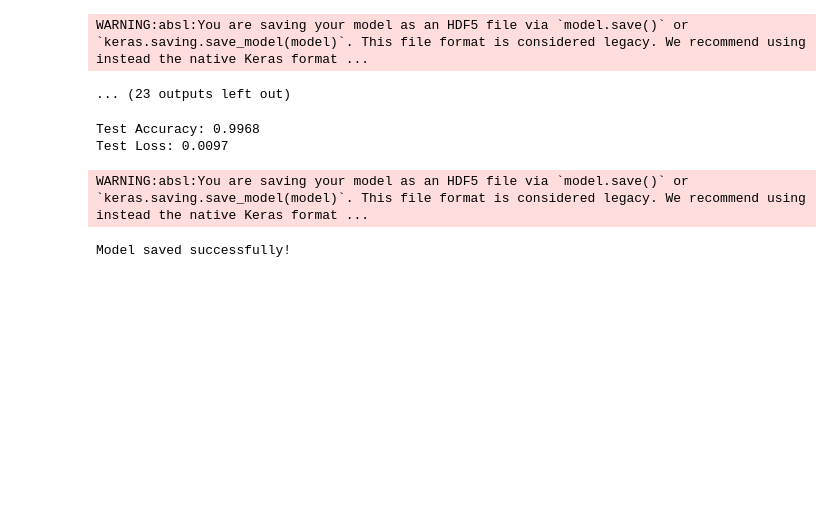
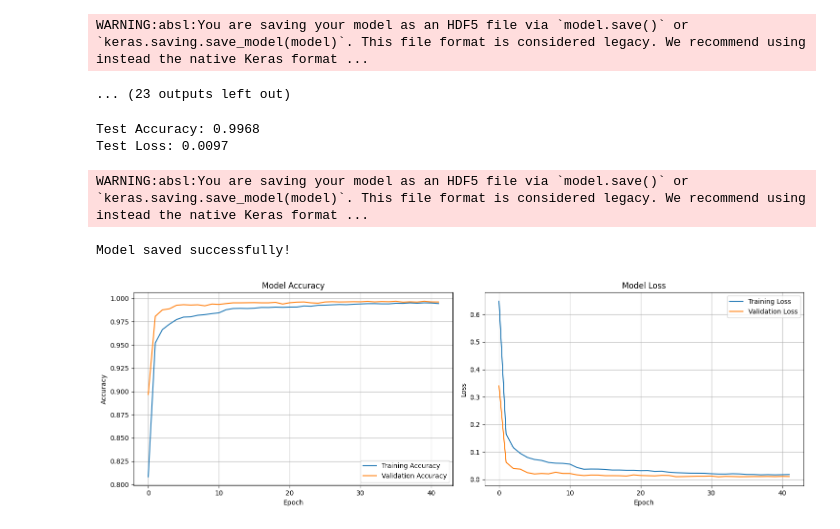
Before and after one commit to Kalharapasan/Handwriting-Recognition-App-02, a Jupyter notebook: handwriting_model.ipynb, the cells around one changed output. Saved outputs shown, nothing was run; the diff lists cells and outputs as text; code cells hidden in the pictures; blank space fills up the shorter version.

Commit message:
Plot training history

```diff
--- a/handwriting_model.ipynb
+++ b/handwriting_model.ipynb
@@ -146,3 +146,29 @@ print("Model saved successfully!")
 # %% [output]
 WARNING:absl:You are saving your model as an HDF5 file via `model.save()` or `keras.saving.save_model(model)`. This file format is considered legacy. We recommend using instead the native Keras format ...
 Model saved successfully!
+# %%
+def plot_training_history(history):
+    fig, (ax1, ax2) = plt.subplots(1, 2, figsize=(15, 5))
+
+    ax1.plot(history.history['accuracy'], label='Training Accuracy')
+    ax1.plot(history.history['val_accuracy'], label='Validation Accuracy')
+    ax1.set_title('Model Accuracy')
+    ax1.set_xlabel('Epoch')
+    ax1.set_ylabel('Accuracy')
+    ax1.legend()
+    ax1.grid(True)
+
+    ax2.plot(history.history['loss'], label='Training Loss')
+    ax2.plot(history.history['val_loss'], label='Validation Loss')
+    ax2.set_title('Model Loss')
+    ax2.set_xlabel('Epoch')
+    ax2.set_ylabel('Loss')
+    ax2.legend()
+    ax2.grid(True)
+
+    plt.tight_layout()
+    plt.show()
+
+plot_training_history(history)
+# %% [output]
+[figure, added]
```
